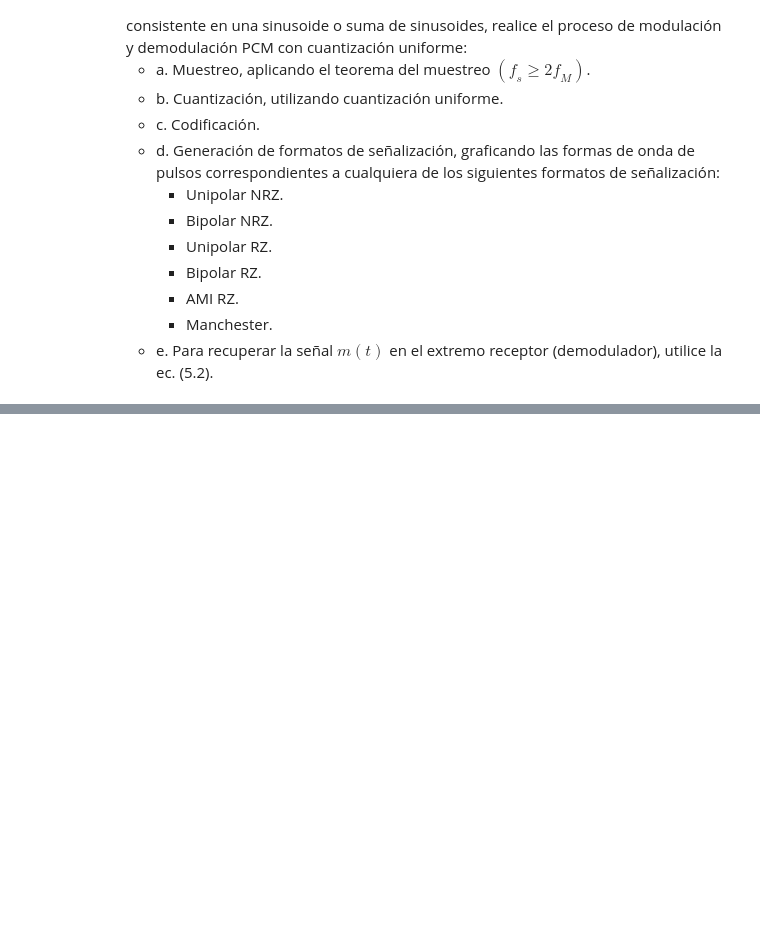
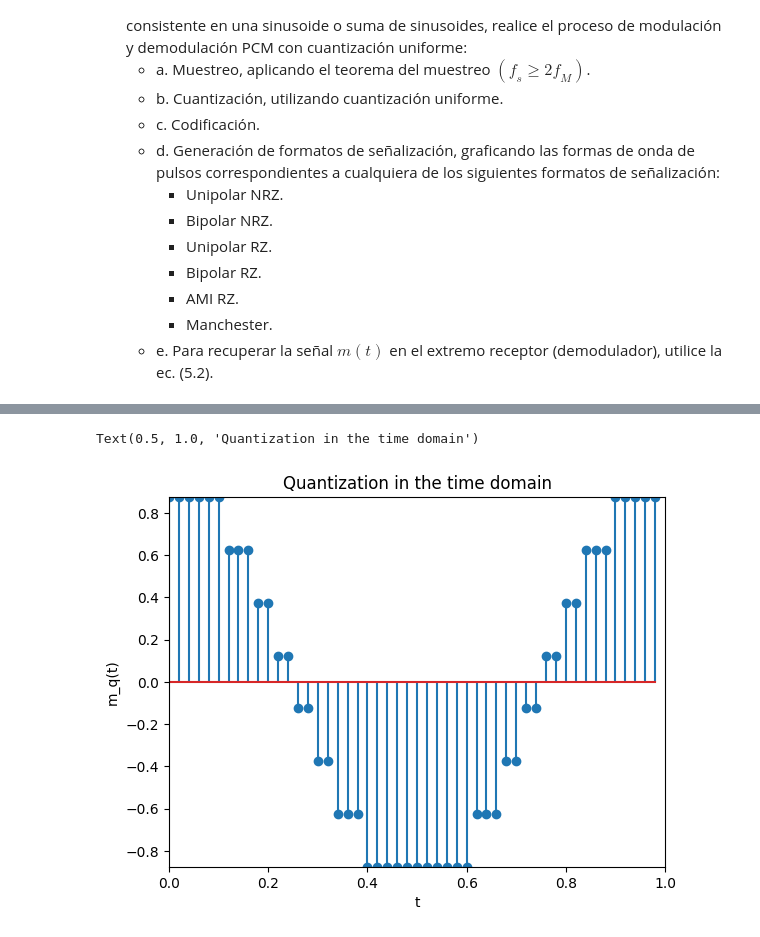
Before and after one commit to gabotachak/teoinfo-lab-IB, a Jupyter notebook: lab.ipynb, the cells around one changed output, grey strips where cells are left out. Saved outputs shown, nothing was run; the diff lists cells and outputs as text; code cells hidden in the pictures; blank space fills up the shorter version.

```diff
--- a/lab.ipynb
+++ b/lab.ipynb
@@ -149,0 +41,9 @@ plt.show()
+# %%
+# Quantization function
+def cuantUniforme(signal, a, n):
+    delta = 2 * a / (2**n)
+    L = np.arange(-a + delta / 2, a, delta)
+    m_sq = np.zeros_like(signal)
+    for i, sample in enumerate(signal):
+        m_sq[i] = min(L, key=lambda x: abs(x - sample))
+    return m_sq, delta, L
@@ -149,0 +284,16 @@ plt.show()
+# %%
+# Point 1b
+a = max(m_s)
+n = 3
+m_sq, d, L = cuantUniforme(m_s, a, n)
+
+# Plot the quantized sample in the time domain
+plt.plot(n_plots)
+plt.stem(t, m_sq)
+plt.xlabel("t")
+plt.ylabel("m_q(t)")
+plt.axis([0, tmax, -max(m_sq), max(m_sq)])
+plt.title("Quantization in the time domain")
+# %% [output]
+Text(0.5, 1.0, 'Quantization in the time domain')
+[figure, added]
```
Also changed, not shown: parts of 17 cells of this notebook, 1 other file.
